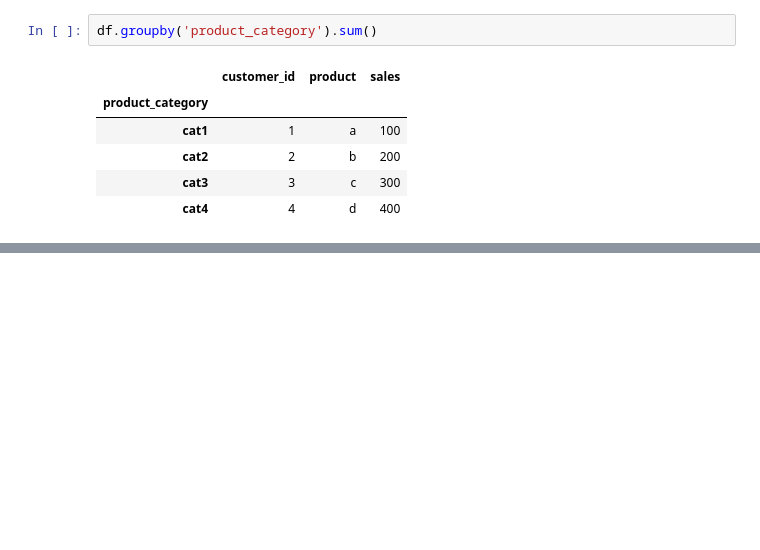
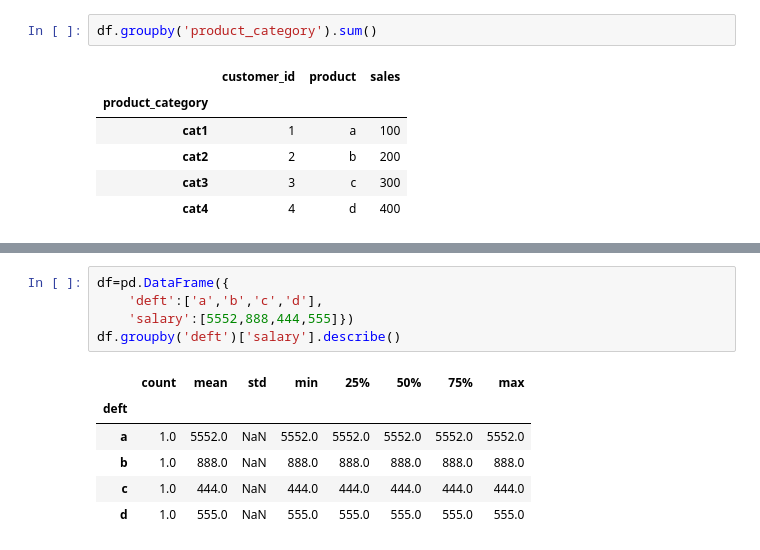
Before and after one commit to mdsamim1992hatia-cell/BMI-CAL, a Jupyter notebook: Untitled101.ipynb, the cells around one changed output, grey strips where cells are left out. Saved outputs shown, nothing was run; the diff lists cells and outputs as text; blank space fills up the shorter version.

```diff
--- a/Untitled101.ipynb
+++ b/Untitled101.ipynb
@@ -325,0 +375,12 @@ df.groupby('product_category').sum()
+# %%
+df=pd.DataFrame({
+    'deft':['a','b','c','d'],
+    'salary':[5552,888,444,555]})
+df.groupby('deft')['salary'].describe()
+# %% [output]
+|  | count | mean | std | min | 25% | 50% | 75% | max |
+| deft |  |  |  |  |  |  |  |  |
+| a | 1.0 | 5552.0 | NaN | 5552.0 | 5552.0 | 5552.0 | 5552.0 | 5552.0 |
+| b | 1.0 | 888.0 | NaN | 888.0 | 888.0 | 888.0 | 888.0 | 888.0 |
+| c | 1.0 | 444.0 | NaN | 444.0 | 444.0 | 444.0 | 444.0 | 444.0 |
+| d | 1.0 | 555.0 | NaN | 555.0 | 555.0 | 555.0 | 555.0 | 555.0 |
```
Also changed, not shown: parts of 7 cells of this notebook.
